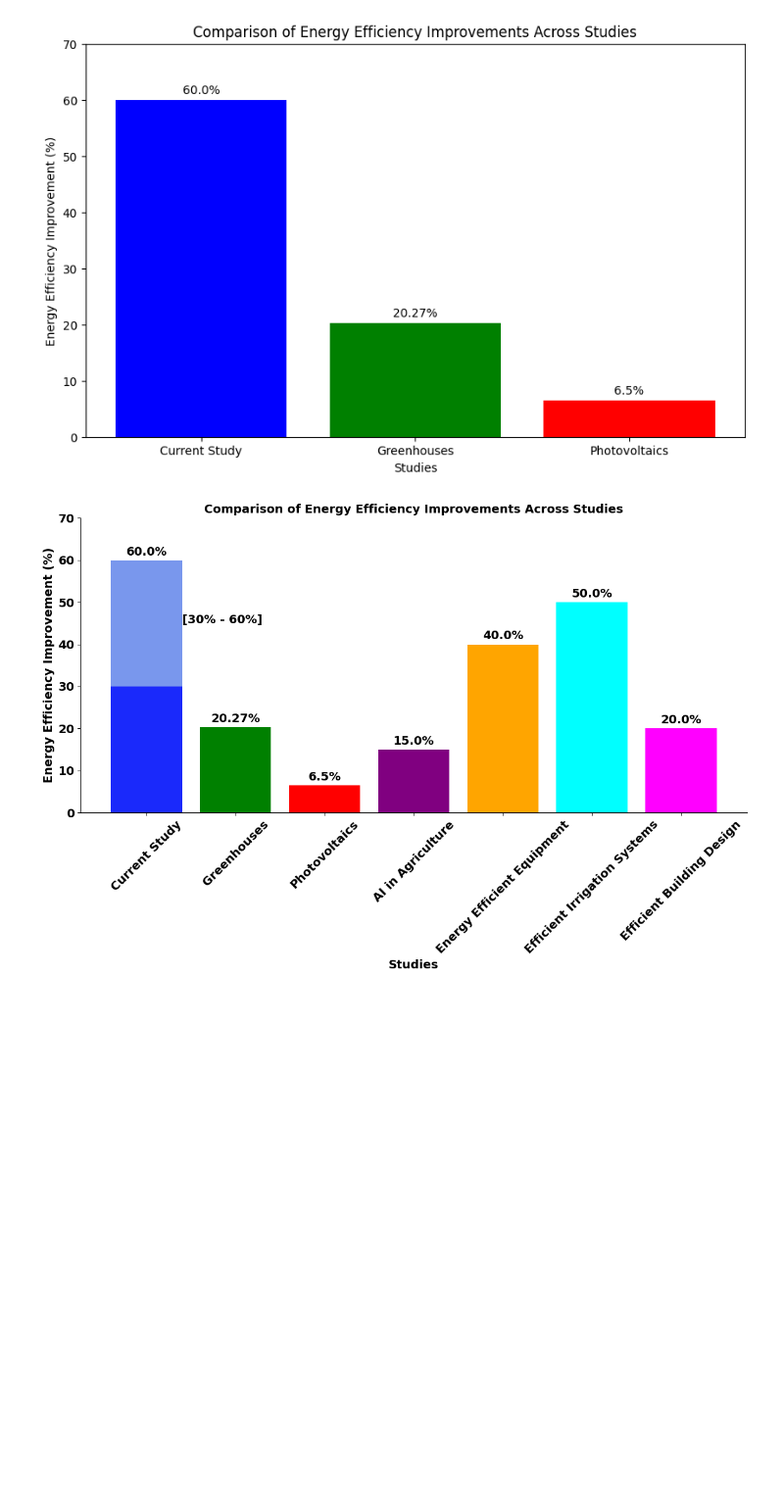
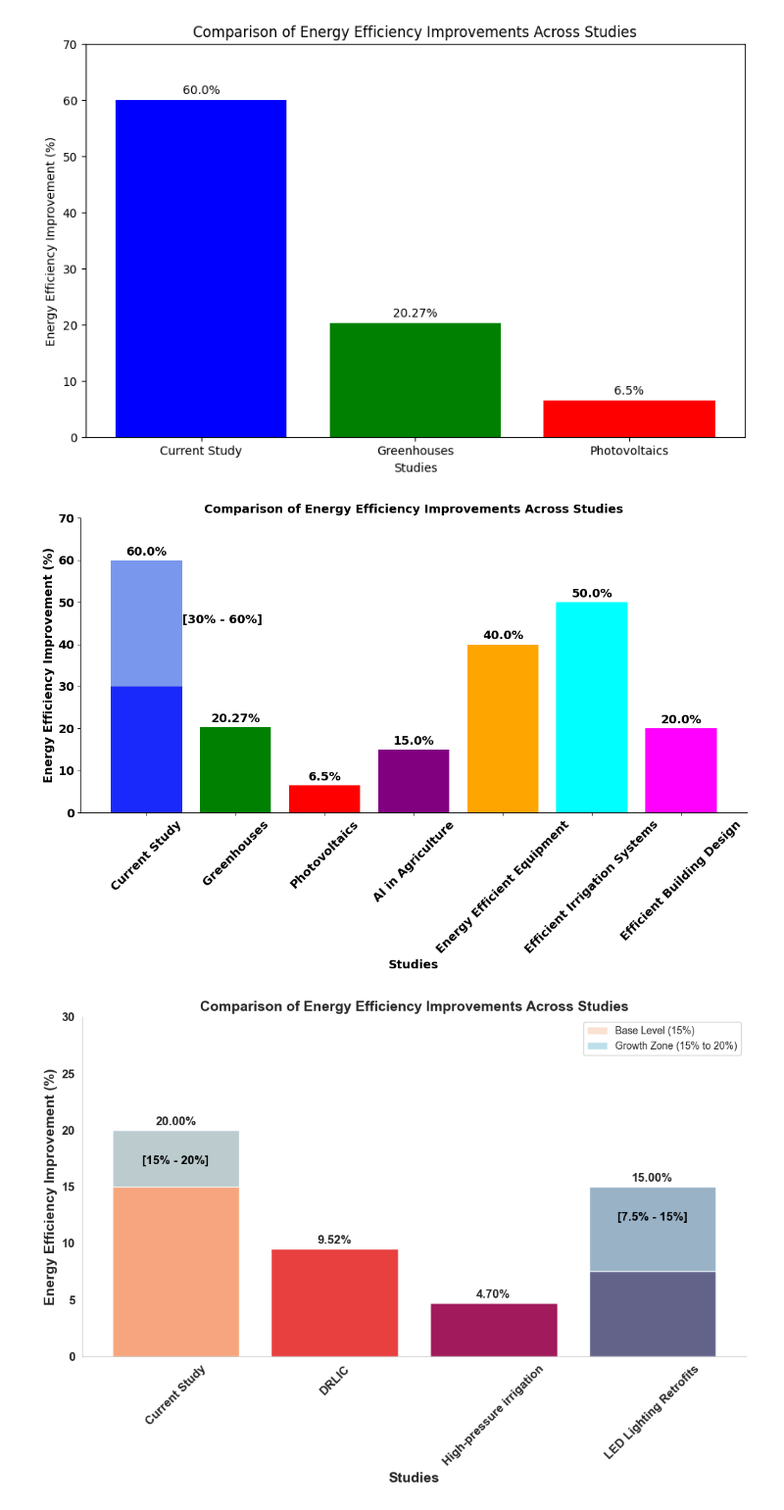
Before and after one commit to Iftekhar-mobin/depression_suicide_project, a Jupyter notebook: papers/Agro work synthetic dataset.ipynb, the cells around one changed output. Shown at 98% size. Drawn from its saved outputs; the diff is of its cells as text; code cells hidden in the pictures; blank space fills up the shorter version.

```diff
--- a/papers/Agro work synthetic dataset.ipynb
+++ b/papers/Agro work synthetic dataset.ipynb
@@ -209,3 +209,86 @@ plt.savefig("comparison.jpg", dpi=300, bbox_inches='tight')  # Save high-quality
 plt.show()
 # %% [output]
 [figure]
+# %%
+import matplotlib.pyplot as plt
+import seaborn as sns
+
+# Set style and color palette
+sns.set_style("whitegrid")
+sns.set_palette("rocket_r")
+
+# Comparative energy efficiency data from various studies
+studies = {
+    "Current Study": 20,  # 60% energy savings (Potential Growth from 30% to 60%)
+    "DRLIC": 9.52,
+    "High-pressure irrigation": 4.7,
+    "LED Lighting Retrofits": 15
+}
+
+fig, ax = plt.subplots(figsize=(10, 7))
+
+# Create a bar plot with the "rocket_r" color palette
+bars = ax.bar(studies.keys(), studies.values(), color=sns.color_palette("rocket_r", len(studies)))
+
+# Overlay shaded area for "Potential Growth Zone" in "Current Study"
+current_study_index = list(studies.keys()).index("Current Study")
+
+# First Shed (Base Level)
+ax.bar("Current Study", 15, alpha=0.4, label='Base Level (15%)')  # Lighter shade for base
+
+# Second Shed (Growth Zone)
+ax.bar("Current Study", 5, bottom=15, color='lightblue', alpha=0.8, label='Growth Zone (15% to 20%)')  # Darker shade for growth
+
+# Overlay shaded area for "Potential Growth Zone" in "LED Lighting Retrofits"
+led_study_index = list(studies.keys()).index("LED Lighting Retrofits")
+
+# First Shed (Base Level)
+ax.bar("LED Lighting Retrofits", 7.5, color='skyblue', alpha=0.4)  # Lighter shade for base
+
+# Second Shed (Growth Zone)
+ax.bar("LED Lighting Retrofits", 7.5, bottom=7.5, color='lightblue', alpha=0.8)  # Darker shade for growth
+
+# Adding data labels
+for bar in bars:
+    height = bar.get_height()
+    ax.annotate(f'{height:.2f}%',
+                xy=(bar.get_x() + bar.get_width() / 2, height),
+                xytext=(0, 3),
+                textcoords="offset points",
+                ha='center', va='bottom',
+                fontsize=12, fontweight='bold')
+
+# Adding bracket beside the "Current Study" bar
+bracket_text = "[15% - 20%]"
+ax.text(current_study_index, 17, bracket_text,
+        fontsize=12, fontweight='bold', color='black', ha='center')
+
+# Adding bracket beside the "LED Lighting Retrofits" bar
+led_text = "[7.5% - 15%]"
+ax.text(led_study_index, 12, led_text,
+        fontsize=12, fontweight='bold', color='black', ha='center')
+
+# Remove top and right borders
+ax.spines['top'].set_visible(False)
+ax.spines['right'].set_visible(False)
+
+# Labels and Title with Bold Formatting
+ax.set_xlabel('Studies', fontsize=14, fontweight='bold')
+ax.set_ylabel('Energy Efficiency Improvement (%)', fontsize=14, fontweight='bold')
+ax.set_title('Comparison of Energy Efficiency Improvements Across Studies', fontsize=14, fontweight='bold')
+
+# Legend
+ax.legend()  # Add legend to explain the shaded areas
+
+ax.grid(False)
+
+# Adjustments
+plt.ylim(0, max(studies.values()) + 10)
+plt.xticks(rotation=45, fontsize=12, fontweight='bold')  # Bold x-axis labels
+plt.yticks(fontsize=12, fontweight='bold')  # Bold y-axis labels
+
+plt.tight_layout()
+plt.savefig("comparison.jpg", dpi=300, bbox_inches='tight')  # Save high-quality JPG
+plt.show()
+# %% [output]
+[figure, added]
```
Also changed, not shown: parts of 1 cell of this notebook.
